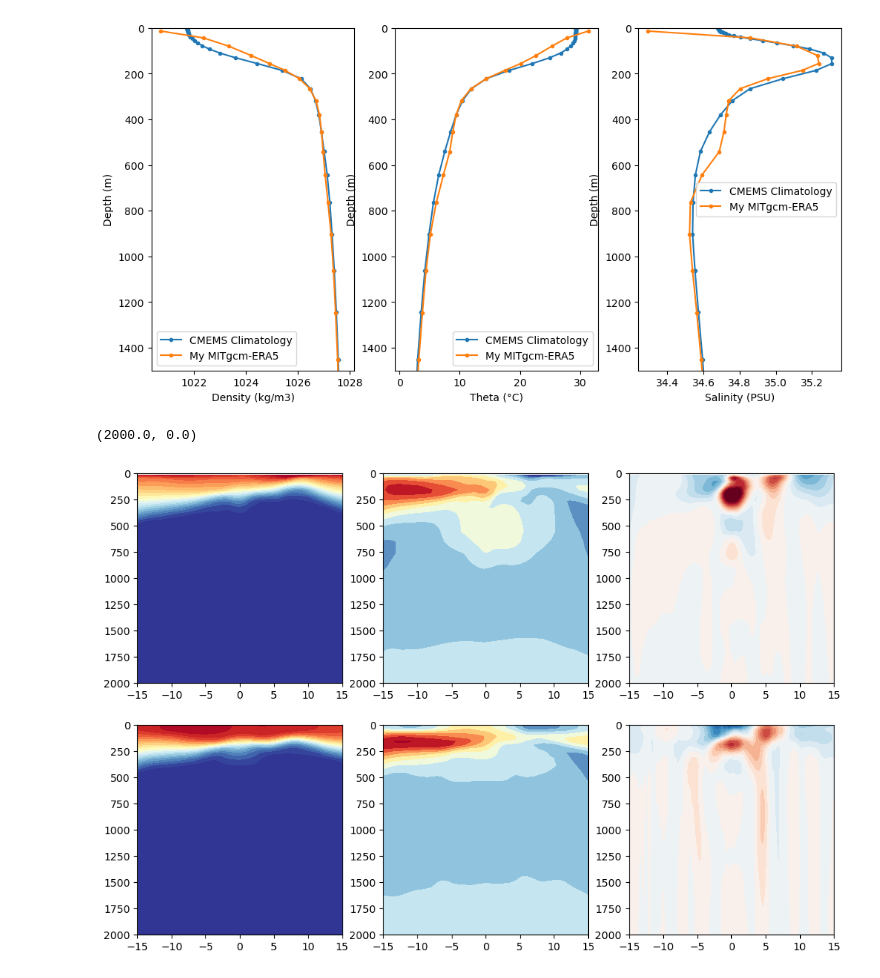
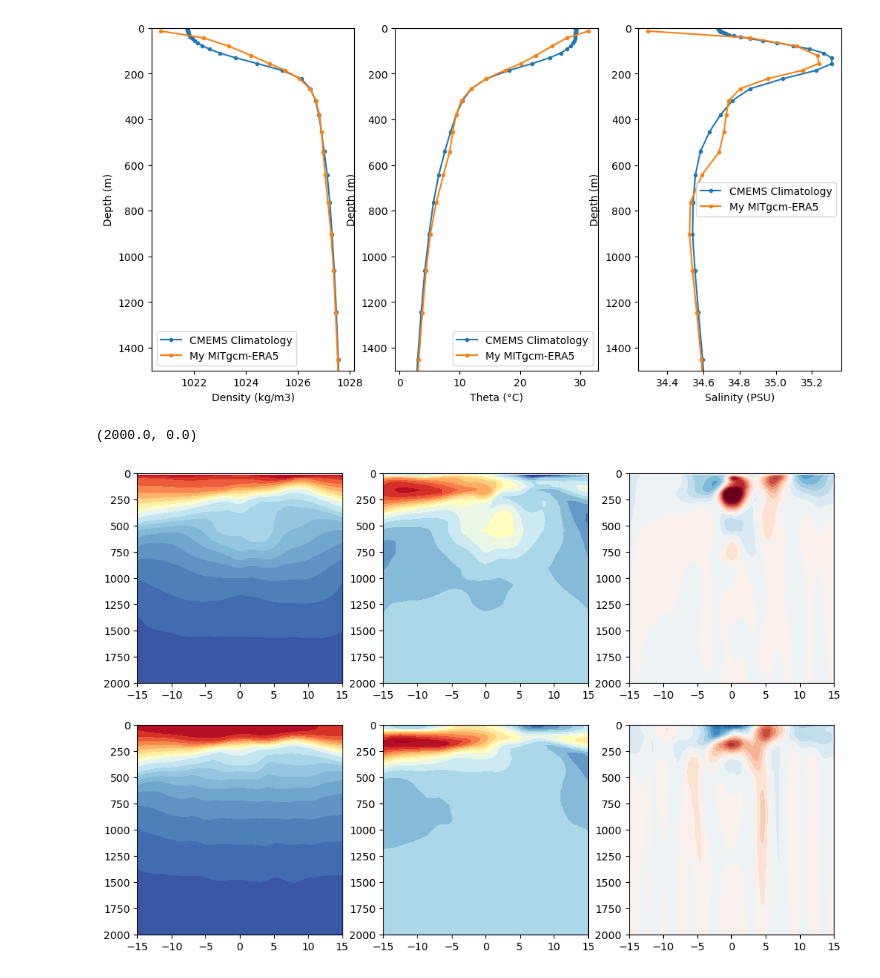
Before and after one commit to FattyZH/eqp-dlfv-mitgcm-era5, a Jupyter notebook: script/ana_251113.ipynb, the cells around one changed output. Drawn from its saved outputs; the diff is of its cells as text; code cells hidden in the pictures.

```diff
--- a/script/ana_251113.ipynb
+++ b/script/ana_251113.ipynb
@@ -112,29 +112,29 @@ with xr.open_dataset(path+'dync.nc') as dync:
 # %%
 ylim = [2000,0]
 plt.figure(figsize=(12,8))
-levels = np.linspace(10,30,21)
+levels = np.concatenate((np.arange(1,10,1),np.arange(10,32,2)))
 plt.subplot(231)
 plt.contourf(y,z,t,levels,cmap='RdYlBu_r',extend='both')
 plt.ylim(ylim)
 plt.subplot(234)
 plt.contourf(yo,zo,to,levels,cmap='RdYlBu_r',extend='both')
 plt.ylim(ylim)
 vmin,vmax = 34,36
-levels = np.linspace(34,36,11)
+levels = np.linspace(34,36,16)
 plt.subplot(232)
 plt.contourf(y,z,s,levels,cmap='RdYlBu_r',extend='both')
 plt.ylim(ylim)
 plt.subplot(235)
 plt.contourf(yo,zo,so,levels,cmap='RdYlBu_r',extend='both')
 plt.ylim(ylim)
 vmin,vmax = -1,1
 levels = np.linspace(-.5,.5,21)
 plt.subplot(233)
 plt.contourf(y,z,u,levels,cmap='RdBu_r',extend='both')
 plt.ylim(ylim)
 plt.subplot(236)
 plt.contourf(yo,zo,uo,levels,cmap='RdBu_r',extend='both')
 plt.ylim(ylim)
 # %% [output]
 (2000.0, 0.0)
-[figure, old version]
+[figure, new version]
```
